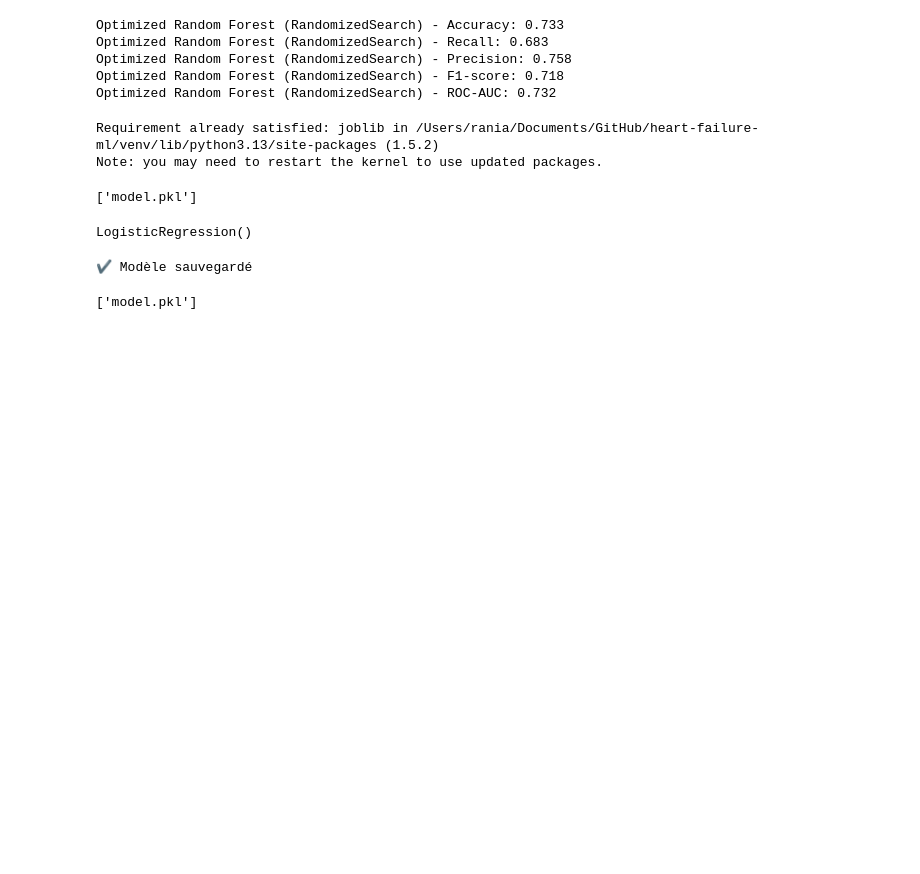
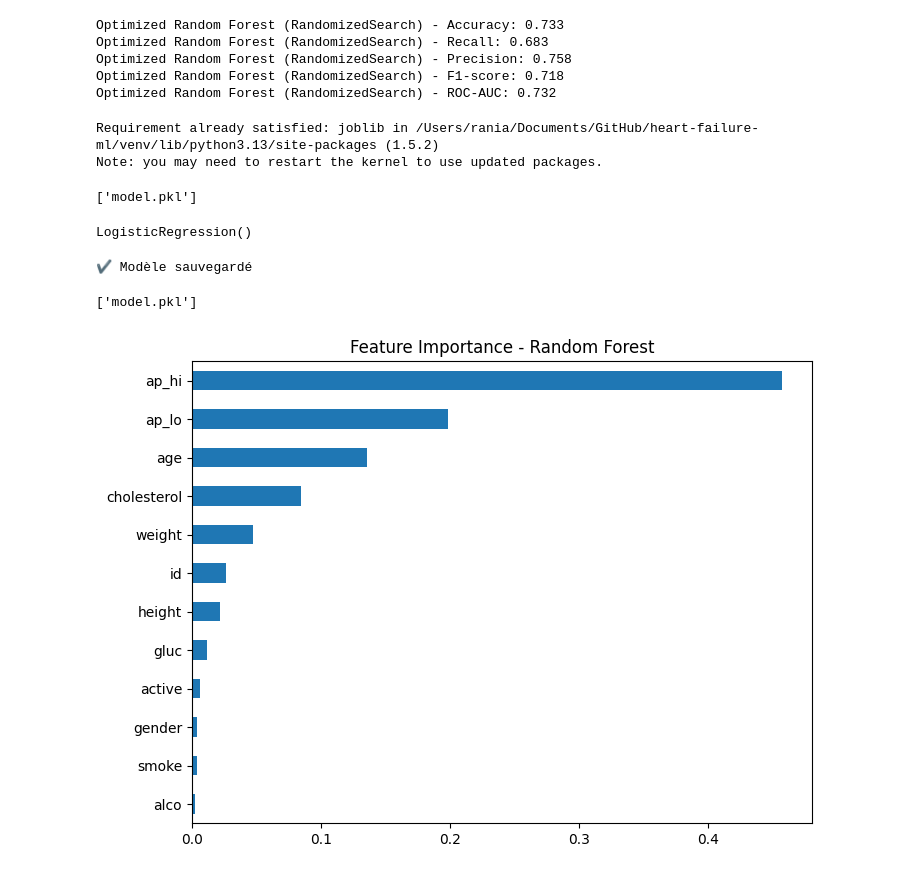
Before and after one commit to raniamehria/heart-failure-ml, a Jupyter notebook: data/eda.ipynb, the cells around one changed output. Cells and saved outputs as stored; diff of their text form; code cells hidden in the pictures; blank space fills up the shorter version.

```diff
--- a/data/eda.ipynb
+++ b/data/eda.ipynb
@@ -329,7 +354,7 @@ grid_search.fit(X_train_scaled, y_train)
 Best parameters: {'max_depth': 10, 'min_samples_leaf': 4, 'min_samples_split': 10, 'n_estimators': 300}
 # %%
 # Meilleur modèle
-#best_rf_model = grid_search.best_estimator_
+best_rf_model = grid_search.best_estimator_
 # %%
 #Prédictions avec le meilleur modèle
 y_pred_best_rf = best_rf_model.predict(X_test_scaled)
@@ -466,3 +491,15 @@ y_pred = best_model.predict(X_test_scaled)
 
 # Probabilités (pour ROC-AUC)
 y_pred_proba = best_model.predict_proba(X_test_scaled)
+# %%
+import pandas as pd
+import matplotlib.pyplot as plt
+
+importances = best_model.feature_importances_
+features = X.columns
+
+pd.Series(importances, index=features).sort_values().plot(kind="barh", figsize=(8,6))
+plt.title("Feature Importance - Random Forest")
+plt.show()
+# %% [output]
+[figure, added]
```
Also changed, not shown: parts of 5 cells of this notebook.
